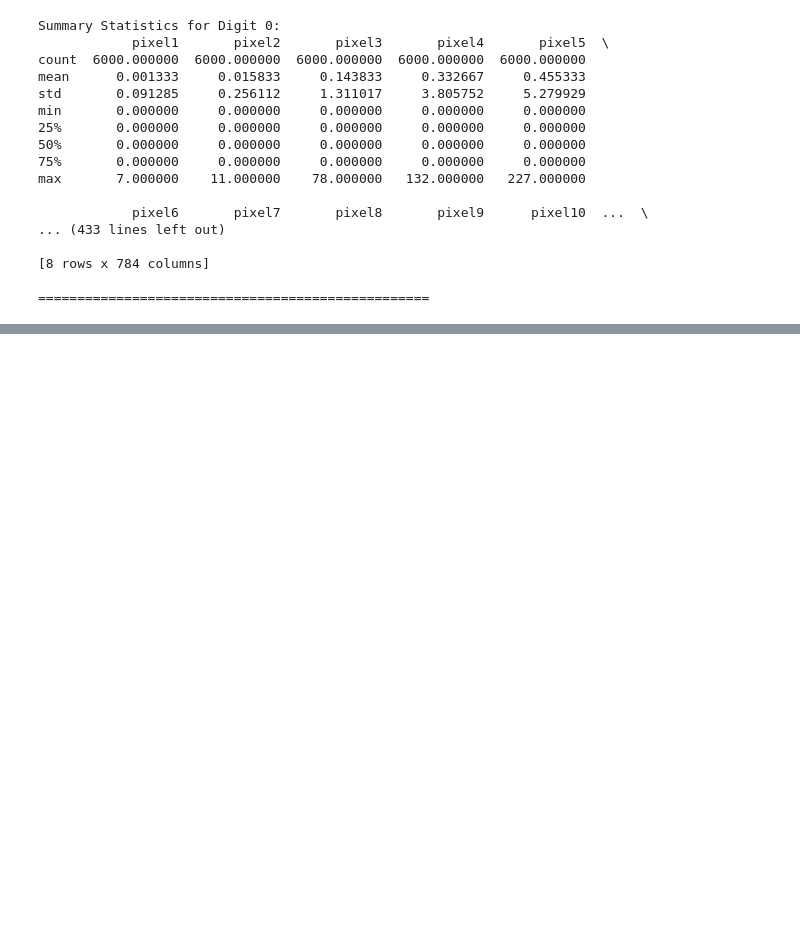
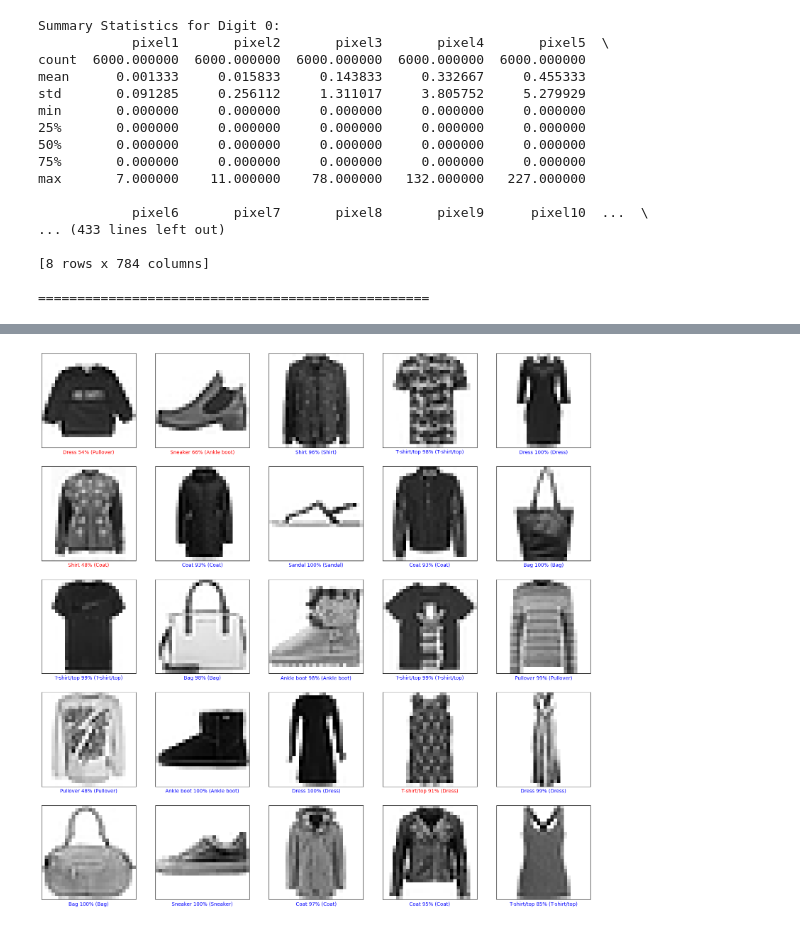
Before and after one commit to MKDev121/IEEE_Task, a Jupyter notebook: main.ipynb, the cells around one changed output, grey strips where cells are left out. Cells and saved outputs as stored; diff of their text form; code cells hidden in the pictures; blank space fills up the shorter version.

```diff
--- a/main.ipynb
+++ b/main.ipynb
@@ -122,0 +157,18 @@ max       7.000000    11.000000    78.000000   132.000000   227.000000
+# %%
+from sklearn.linear_model import LogisticRegression
+from sklearn.metrics import accuracy_score, classification_report
+# Create the logistic regression model with multi_class='multinomial'
+model = LogisticRegression(max_iter=1000, solver='lbfgs', multi_class='multinomial')
+# Train the model on the training data
+model.fit(x_train, y_train.argmax(axis=1))  # Use argmax to convert one-hot encoded labels back to integers
+
+# Make predictions on the test data
+y_pred = model.predict(x_test)
+for i in range(10):
+    print(y_pred[i],check[i])
+# Evaluate the model
+accuracy = accuracy_score(y_test.argmax(axis=1), y_pred)
+print(f"Accuracy: {accuracy * 100:.2f}%")
+
+# Print classification report
+print(classification_report(y_test.argmax(axis=1), y_pred))
@@ -122,0 +195,67 @@ max       7.000000    11.000000    78.000000   132.000000   227.000000
+# %%
+from tensorflow.keras.models import Sequential
+from tensorflow.keras.layers import Dense, Flatten
+class_names = ['T-shirt/top', 'Trouser', 'Pullover', 'Dress', 'Coat',
+               'Sandal', 'Shirt', 'Sneaker', 'Bag', 'Ankle boot']
+train_df = df
+test_df = df
+
+# Separate labels and features
+train_labels = train_df.iloc[:, 0].values
+train_images = train_df.iloc[:, 1:].values
+test_labels = test_df.iloc[:, 0].values
+test_images = test_df.iloc[:, 1:].values
+
+# Normalize the images
+train_images = train_images / 255.0
+test_images = test_images / 255.0
+
+# Reshape the images
+train_images = train_images.reshape(-1, 28, 28)
+test_images = test_images.reshape(-1, 28, 28)
+
+model = Sequential([
+    Flatten(input_shape=(28, 28)),
+    Dense(128, activation='relu'),
+    Dense(10, activation='softmax')
+])
+
+model.compile(optimizer='adam',
+              loss='sparse_categorical_crossentropy',
+              metrics=['accuracy'])
+
+model.fit(train_images, train_labels, epochs=10)
+
+test_loss, test_acc = model.evaluate(test_images, test_labels)
+print('\nTest accuracy:', test_acc)
+
+predictions = model.predict(test_images)
+
+# Function to plot the image and prediction
+def plot_image(i, predictions_array, true_label, img):
+    predictions_array, true_label, img = predictions_array[i], true_label[i], img[i]
+    plt.grid(False)
+    plt.xticks([])
+    plt.yticks([])
+
+    plt.imshow(img, cmap=plt.cm.binary)
+
+    predicted_label = np.argmax(predictions_array)
+    if predicted_label == true_label:
+        color = 'blue'
+    else:
+        color = 'red'
+
+    plt.xlabel("{} {:2.0f}% ({})".format(class_names[predicted_label],
+                                         100*np.max(predictions_array),
+                                         class_names[true_label]),
+                                         color=color)
+
+# Plot the first 25 test images, their predicted label, and the true label
+# Color correct predictions in blue, incorrect predictions in red
+plt.figure(figsize=(20,20))
+for i in range(25):
+    plt.subplot(5,5,i+1)
+    plot_image(i, predictions, test_labels, test_images)
+plt.show()
+# %% [output]
@@ -122,0 +279 @@ max       7.000000    11.000000    78.000000   132.000000   227.000000
+[figure, added]
```
Also changed, not shown: parts of 7 cells of this notebook, 1 other file.
